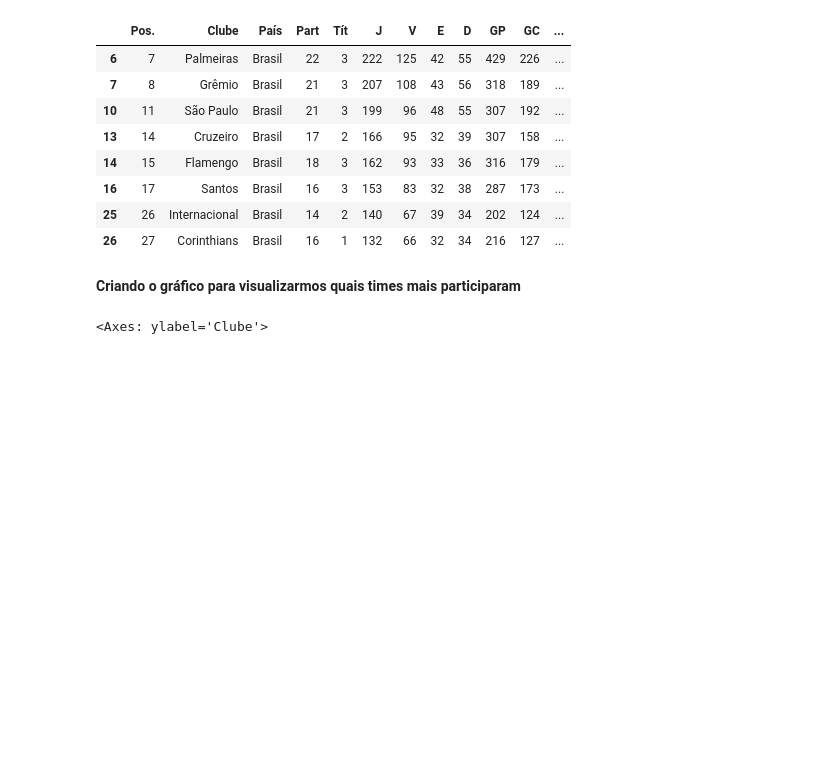
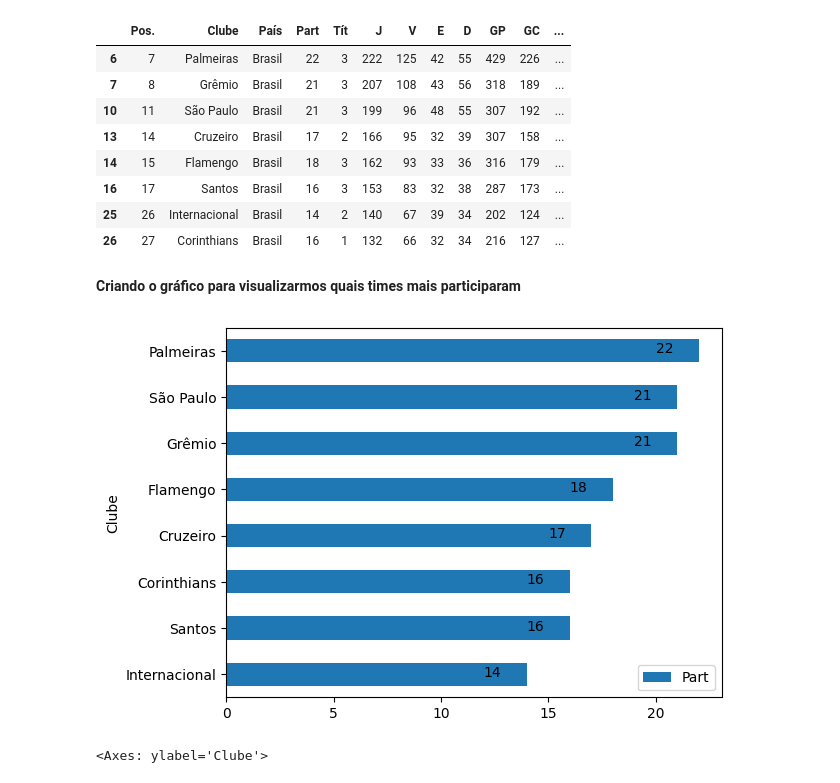
Before and after one commit to hugodevelopment/Web-Scraping, a Jupyter notebook: Liberta_wiki.ipynb, the cells around one changed output. Drawn from its saved outputs; the diff is of its cells as text; code cells hidden in the pictures; blank space fills up the shorter version.

Commit message:
adicionando legendas no grafico

```diff
--- a/Liberta_wiki.ipynb
+++ b/Liberta_wiki.ipynb
@@ -243,6 +241,18 @@ tabela_participações_Br
 | 26 | 27 | Corinthians | Brasil | 16 | 1 | 132 | 66 | 32 | 34 | 216 | 127 | ... |
 # %% [markdown]
 **Criando o gráfico para visualizarmos quais times mais participaram**
+# %%
+# Seu código para ordenar a tabela e criar o gráfico de barras
+Br_ordenado = tabela_participações_Br.sort_values('Part')
+ax = Br_ordenado.reset_index().plot.barh(x='Clube', y='Part')
+
+# Adicionando rótulos
+for i in ax.patches:
+    plt.text(i.get_width() -2, i.get_y()+ 0.2, str(round(i.get_width(), 2)))
+
+plt.show()
+# %% [output]
+[figure, added]
 # %%
 Br_ordenado = tabela_participações_Br.sort_values('Part')
 Br_ordenado.reset_index().plot.barh(x='Clube', y='Part')
```
Also changed, not shown: parts of 2 cells of this notebook.
